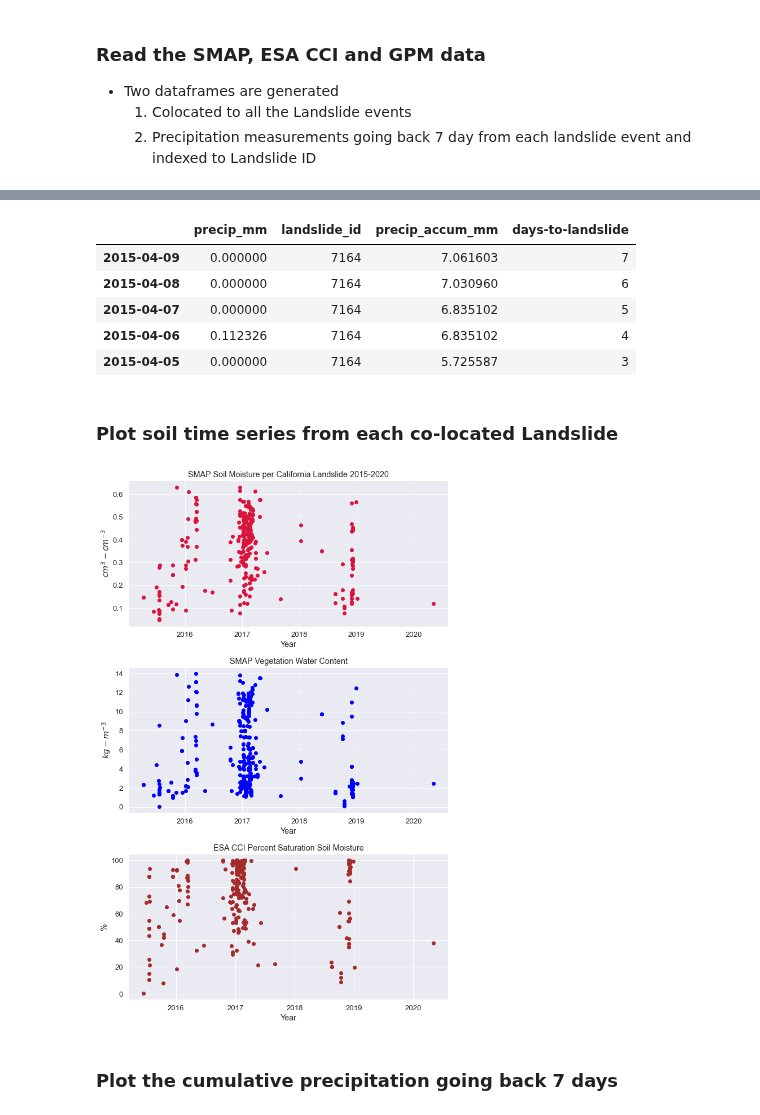
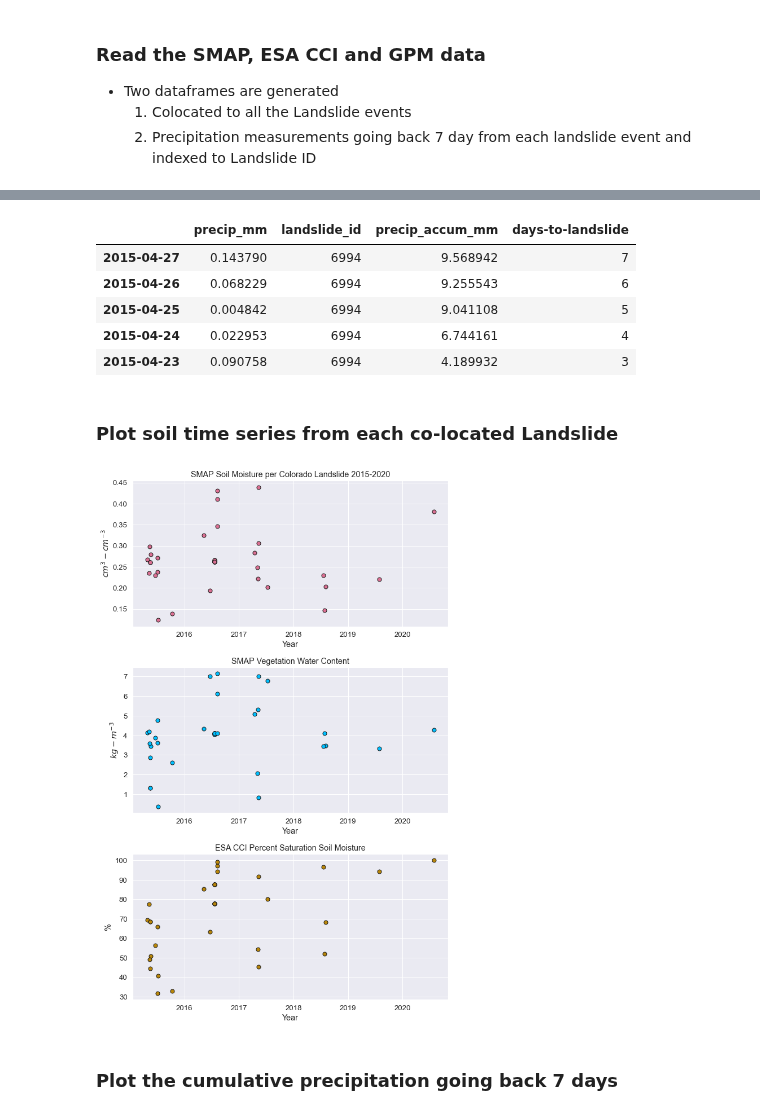
Before and after one commit to jacquiewitte/capstone-landslides-soilmoisture, a Jupyter notebook: landslide_precip_soilm.ipynb, the cells around one changed output, grey strips where cells are left out. Saved outputs shown, nothing was run; the diff lists cells and outputs as text; code cells hidden in the pictures.

```diff
--- a/landslide_precip_soilm.ipynb
+++ b/landslide_precip_soilm.ipynb
@@ -7,6 +7,9 @@
 
 - Based on Landslide events from the NASA Global Landslide Catalog
 - Using Landslide locations over Colorado as a workflow example
+# %%
+# Override saving plots
+GLOBAL_CACHE_OVERRIDE = False
 # %%
 import os
 from glob import glob
@@ -122,3 +122,6 @@ state = westernUS[1]
+# %%
+westernUS = ['Colorado', 'California', 'Oregon', 'Washington']
+state = westernUS[0]
 # %% [markdown]
 ### Read and subset to Colorado Landslides >= year 2015 (SMAP data starts in 2015)
 # %%
@@ -130,15 +133,15 @@ glc_file = os.path.join(et.io.HOME,
 
 glc = pd.read_csv(glc_file)
 
-glc_co = glc[(glc['country_code'] == 'US') & (
-                glc['admin_division_name'] == state) & (
-                glc['landslide_trigger'] != 'freeze_thaw') & (
-                glc['landslide_trigger'] != 'snowfall_snowmelt') & (
-                glc['landslide_trigger'] != 'earthquake') & (
-                glc['landslide_trigger'] != 'leaking_pipe') & (
-                glc['landslide_trigger'] != 'no_apparent_trigger') & (
-                glc['landslide_trigger'] != 'other')              & (
-                glc['landslide_trigger'] != 'unknown')
+glc_co = glc[(glc['country_code'] == 'US')
+             & (glc['admin_division_name'] == state)
+             & (glc['landslide_trigger'] != 'freeze_thaw')
+             & (glc['landslide_trigger'] != 'snowfall_snowmelt')
+             & (glc['landslide_trigger'] != 'earthquake')
+             & (glc['landslide_trigger'] != 'leaking_pipe')
+             & (glc['landslide_trigger'] != 'no_apparent_trigger')
+             & (glc['landslide_trigger'] != 'other')
+             & (glc['landslide_trigger'] != 'unknown')
             ]
 # convert to pandas datetime
 glc_co['date'] = pd.to_datetime(glc_co['event_date'])
@@ -376,43 +378,52 @@ landslide_df.head()
 landslide_precip7d_df.head()
 # %% [output]
 |  | precip_mm | landslide_id | precip_accum_mm | days-to-landslide |
-| 2015-04-09 | 0.000000 | 7164 | 7.061603 | 7 |
-| 2015-04-08 | 0.000000 | 7164 | 7.030960 | 6 |
-| 2015-04-07 | 0.000000 | 7164 | 6.835102 | 5 |
-| 2015-04-06 | 0.112326 | 7164 | 6.835102 | 4 |
-| 2015-04-05 | 0.000000 | 7164 | 5.725587 | 3 |
+| 2015-04-27 | 0.143790 | 6994 | 9.568942 | 7 |
+| 2015-04-26 | 0.068229 | 6994 | 9.255543 | 6 |
+| 2015-04-25 | 0.004842 | 6994 | 9.041108 | 5 |
+| 2015-04-24 | 0.022953 | 6994 | 6.744161 | 4 |
+| 2015-04-23 | 0.090758 | 6994 | 4.189932 | 3 |
 # %% [markdown]
 ### Plot soil time series from each co-located Landslide
 # %%
 fig, (ax1, ax2, ax3) = plt.subplots(nrows=3, ncols=1, figsize=(9, 14))
 
 for id, df in landslide_df.groupby("landslide_id"):
     ax1.plot(df.index, df['smap_sm'],
-            marker='o', linestyle='none', color='crimson')
+            marker='o', linestyle='none',
+            mec='k', markersize=7.0, color='palevioletred')
     ax2.plot(df.index, df['veg_water_content'],
-            marker='o', linestyle='none', color='blue')
+            marker='o', markersize=7.0, linestyle='none',
+            mec='k', color='deepskyblue')
     ax3.plot(df.index, df['esa_sm_percent'],
-            marker='o', linestyle='none', color='brown')
+            marker='o', linestyle='none',
+            mec='k', markersize=7.0, color='darkgoldenrod')
 
 ax1.set(xlabel='Year',
        ylabel='$cm^3 - cm^{-3}$',
        title='SMAP Soil Moisture per '+state+' Landslide 2015-2020')
 
 ax2.set(xlabel='Year',
        ylabel='$kg-m^{-3}$',
        title='SMAP Vegetation Water Content')
 
 ax3.set(xlabel='Year',
        ylabel='%',
        title='ESA CCI Percent Saturation Soil Moisture')
 
 plt.tight_layout()
-plt.savefig(os.path.join(et.io.HOME,
+
+output_fig = os.path.join(et.io.HOME,
             'earth-analytics',
             'capstone-landslides-soilmoisture', 'plots',
-            'soilmoisture_timeseries_'+state+'.png'))
+            'soilmoisture_timeseries_'+state+'.png')
+
+#output the figure
+cache_override = False or GLOBAL_CACHE_OVERRIDE
+if not os.path.exists(output_fig) or cache_override:
+    plt.savefig(output_fig);
 # %% [output]
-[figure, old version]
+[figure, new version]
 # %% [markdown]
 ### Plot the cumulative precipitation going back 7 days
 # %%
```
Also changed, not shown: parts of 16 cells of this notebook.
